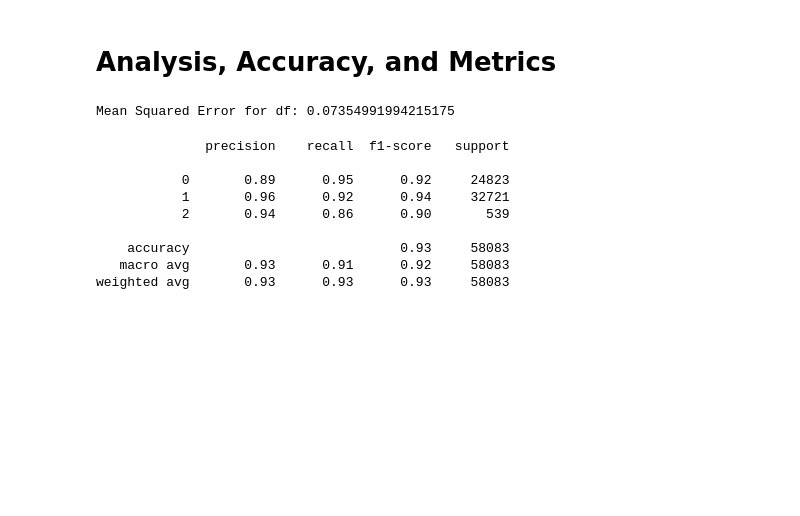
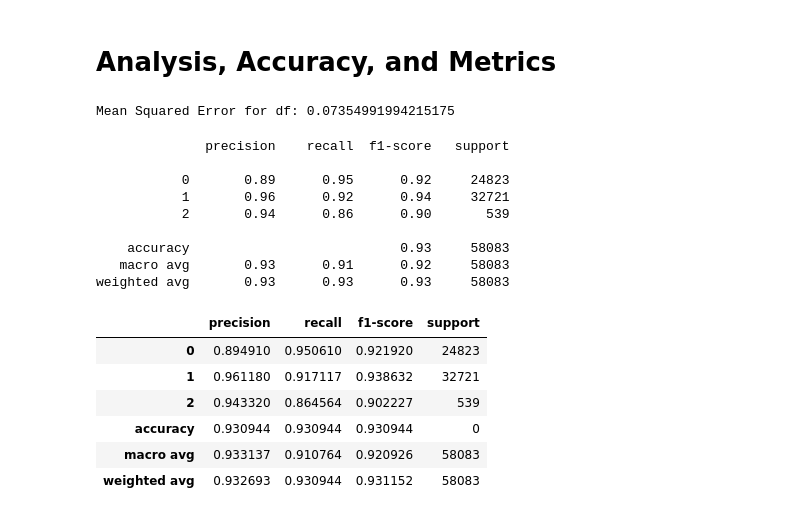
Before and after one commit to annahauk/CS513, a Jupyter notebook: models/GradientBoosting.ipynb, the cells around one changed output. Saved outputs shown, nothing was run; the diff lists cells and outputs as text; code cells hidden in the pictures; blank space fills up the shorter version.

```diff
--- a/models/GradientBoosting.ipynb
+++ b/models/GradientBoosting.ipynb
@@ -91,7 +91,7 @@ Accuracy of Gradient Booster Classifier on df2: 0.9089234371502849
 from sklearn.model_selection import GridSearchCV
 
 param_grid = {'n_estimators': [100, 200, 300],
-    'learning_rate': [0.1],
+    'learning_rate': [0.01, 0.1],
     'max_depth': [3, 4, 5],
     'min_samples_leaf': [1, 2, 4]
 }
@@ -101,6 +101,9 @@ grid_search.fit(X_train, y_train)
 
 print('Best parameters for df:', grid_search.best_params_)
 print('Best score for df:', grid_search.best_score_)
+
+#Best parameters for df: {'learning_rate': 0.1, 'max_depth': 5, 'min_samples_leaf': 1, 'n_estimators': 300}
+#Best score for df: 0.9304419095119894
 # %% [output]
 Fitting 3 folds for each of 27 candidates, totalling 81 fits
 [CV 3/3] END learning_rate=0.1, max_depth=3, min_samples_leaf=1, n_estimators=100;, score=0.925 total time=  26.5s
@@ -151,4 +184,25 @@ print(classification_report(y_test, y_pred))
     accuracy                           0.93     58083
    macro avg       0.93      0.91      0.92     58083
 weighted avg       0.93      0.93      0.93     58083
+# %%
+# Generate classification report
+report = classification_report(y_test, y_pred, digits=2, output_dict=True)
+df = pd.DataFrame(report).T
+
+# Convert support column to integer
+df['support'] = df['support'].apply(int)
+
+# Apply background gradient
+styled_df = df.style.background_gradient(cmap='viridis', subset=pd.IndexSlice['0':'9', :'f1-score'])
+
+# Display the styled DataFrame
+styled_df
+# %% [output]
+|  | precision | recall | f1-score | support |
+| 0 | 0.894910 | 0.950610 | 0.921920 | 24823 |
+| 1 | 0.961180 | 0.917117 | 0.938632 | 32721 |
+| 2 | 0.943320 | 0.864564 | 0.902227 | 539 |
+| accuracy | 0.930944 | 0.930944 | 0.930944 | 0 |
+| macro avg | 0.933137 | 0.910764 | 0.920926 | 58083 |
+| weighted avg | 0.932693 | 0.930944 | 0.931152 | 58083 |
 # %%
```
Also changed, not shown: parts of 3 cells of this notebook, 1 other file.
